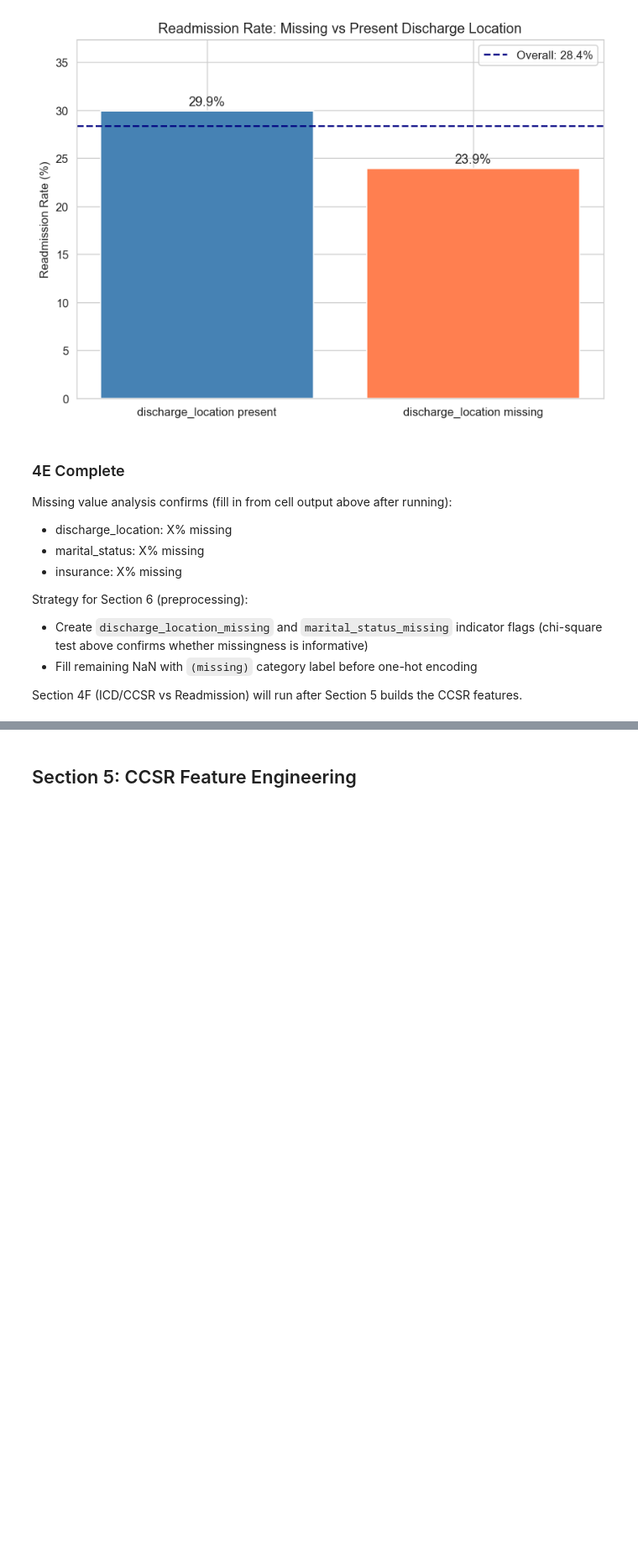
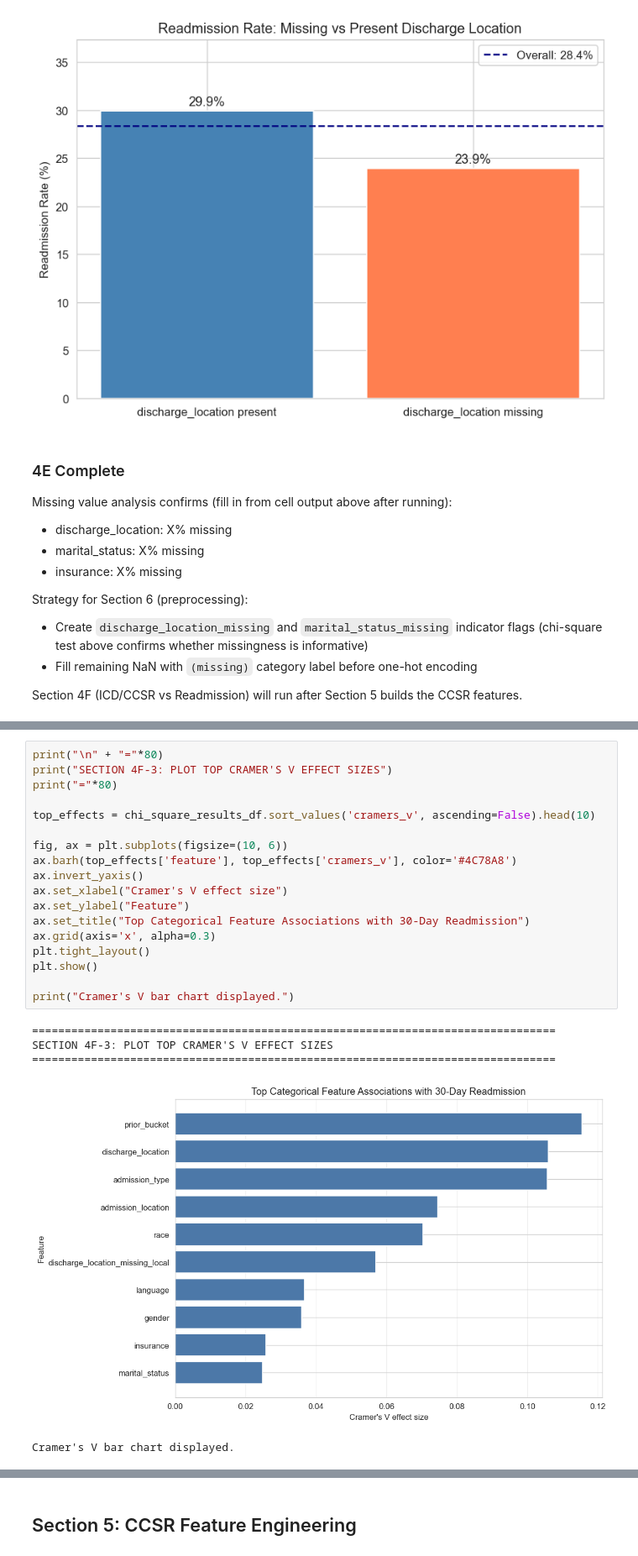
Before and after one commit to Dekayzip/MIMIC-IV-Readmission-Capstone, a Jupyter notebook: capstone.ipynb, the cells around one changed output, grey strips where cells are left out. Shown at 84% size. Drawn from its saved outputs; the diff is of its cells as text; blank space fills up the shorter version.

```diff
--- a/capstone.ipynb
+++ b/capstone.ipynb
@@ -1226,0 +1419,24 @@ Section 4F (ICD/CCSR vs Readmission) will run after Section 5 builds the CCSR fe
+# %%
+print("\n" + "="*80)
+print("SECTION 4F-3: PLOT TOP CRAMER'S V EFFECT SIZES")
+print("="*80)
+
+top_effects = chi_square_results_df.sort_values('cramers_v', ascending=False).head(10)
+
+fig, ax = plt.subplots(figsize=(10, 6))
+ax.barh(top_effects['feature'], top_effects['cramers_v'], color='#4C78A8')
+ax.invert_yaxis()
+ax.set_xlabel("Cramer's V effect size")
+ax.set_ylabel("Feature")
+ax.set_title("Top Categorical Feature Associations with 30-Day Readmission")
+ax.grid(axis='x', alpha=0.3)
+plt.tight_layout()
+plt.show()
+
+print("Cramer's V bar chart displayed.")
+# %% [output]
+================================================================================
+SECTION 4F-3: PLOT TOP CRAMER'S V EFFECT SIZES
+================================================================================
+[figure, added]
+Cramer's V bar chart displayed.
```
Also changed, not shown: parts of 40 cells of this notebook, 1 other file.
